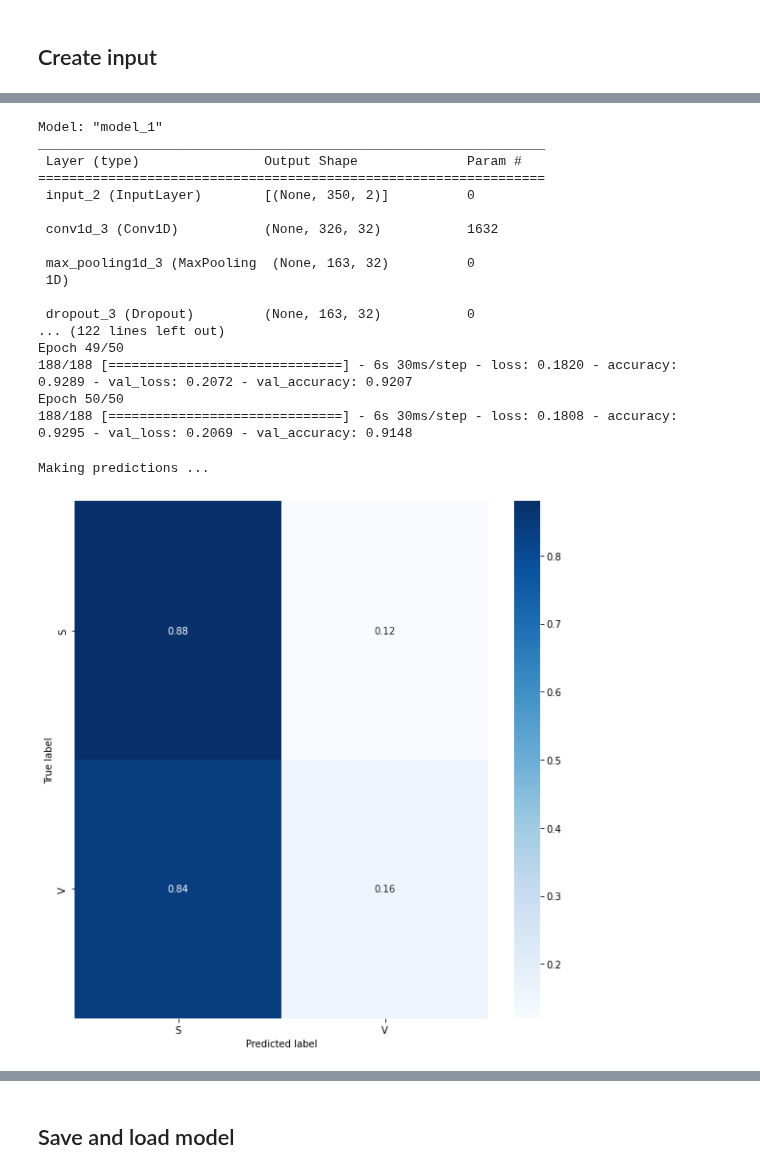
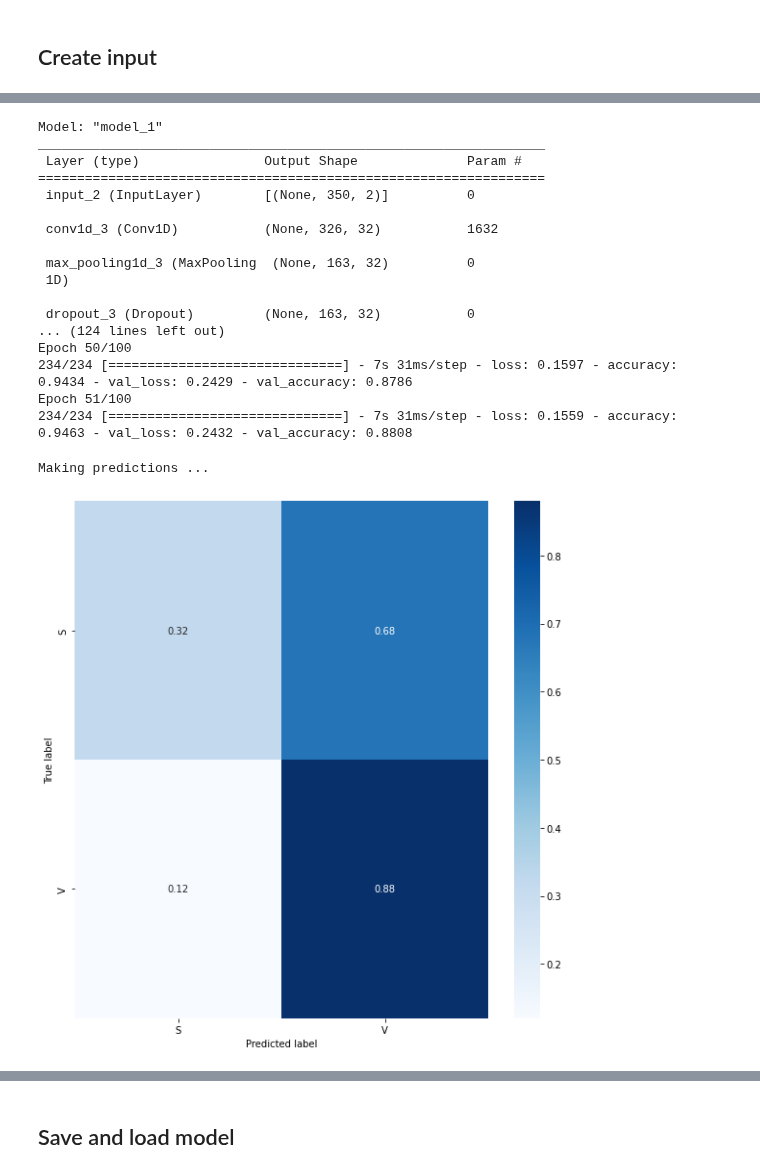
Before and after one commit to simonetome/Heartbeat-NSV-classification, a Jupyter notebook: FinalOneVsAll.ipynb, the cells around one changed output, grey strips where cells are left out. Drawn from its saved outputs; the diff is of its cells as text; code cells hidden in the pictures.

```diff
--- a/FinalOneVsAll.ipynb
+++ b/FinalOneVsAll.ipynb
@@ -777,7 +781,7 @@ for i in tqdm(range(to_resample_s)):
 for i in tqdm(range(to_resample_v)):
     id = random.choice(ids_V)
     row = training_patches_df.loc[id]
-    idx = id + '_i'
+    idx = id + '_' + str(i)
     to_add[idx] = {}
     to_add[idx]['first_lead'] = row['first_lead']
     to_add[idx]['second_lead'] = row['second_lead']
@@ -957,10 +961,11 @@ plt.show()
 classes = np.array(["S","V"])
 training_patches_df_red = training_patches_df[training_patches_df['stringLabel']!='N']
 validation_patches_df_red = validation_balanced_patches_df[validation_balanced_patches_df['stringLabel']!='N']
+test_patches_df_red = test_patches_df[test_patches_df['stringLabel']!='N']
 # %%
 x_train,y_train = create_input(training_patches_df_red, step=2)
 x_valid,y_valid = create_input(validation_patches_df_red, step=2)
-x_test,y_test = create_input(test_patches_df,step=2)
+x_test,y_test = create_input(test_patches_df_red,step=2)
 # %%
 from sklearn.utils.class_weight import compute_class_weight
 timesteps = 350 #patch size
@@ -1008,7 +1013,7 @@ history_2 = model_SvsV.fit(
     batch_size = batch_size,
     steps_per_epoch=len(x_train)/batch_size,
     validation_data=(x_valid, y_valid),
-    epochs = 50,
+    epochs = 100,
     shuffle = True,
     callbacks=[callback],
     class_weight = d_class_weights
@@ -1026,19 +1031,19 @@ _________________________________________________________________
  1D)
 
  dropout_3 (Dropout)         (None, 163, 32)           0
-... (122 lines left out)
-Epoch 49/50
-188/188 [==============================] - 6s 30ms/step - loss: 0.1820 - accuracy: 0.9289 - val_loss: 0.2072 - val_accuracy: 0.9207
-Epoch 50/50
-188/188 [==============================] - 6s 30ms/step - loss: 0.1808 - accuracy: 0.9295 - val_loss: 0.2069 - val_accuracy: 0.9148
+... (124 lines left out)
+Epoch 50/100
+234/234 [==============================] - 7s 31ms/step - loss: 0.1597 - accuracy: 0.9434 - val_loss: 0.2429 - val_accuracy: 0.8786
+Epoch 51/100
+234/234 [==============================] - 7s 31ms/step - loss: 0.1559 - accuracy: 0.9463 - val_loss: 0.2432 - val_accuracy: 0.8808
 # %%
 print("Making predictions ...",end="\r")
 y_pred= model_SvsV.predict(x_test)
-
+classes = ['S', 'V']
 plot_confusion_matrix(y_test, y_pred)
 # %% [output]
 Making predictions ...
-[figure, old version]
+[figure, new version]
 # %%
 plt.plot(history_2["loss"], label="Training Loss")
 plt.plot(history_2["val_loss"], label="Validation Loss")
```
Also changed, not shown: parts of 12 cells of this notebook.
